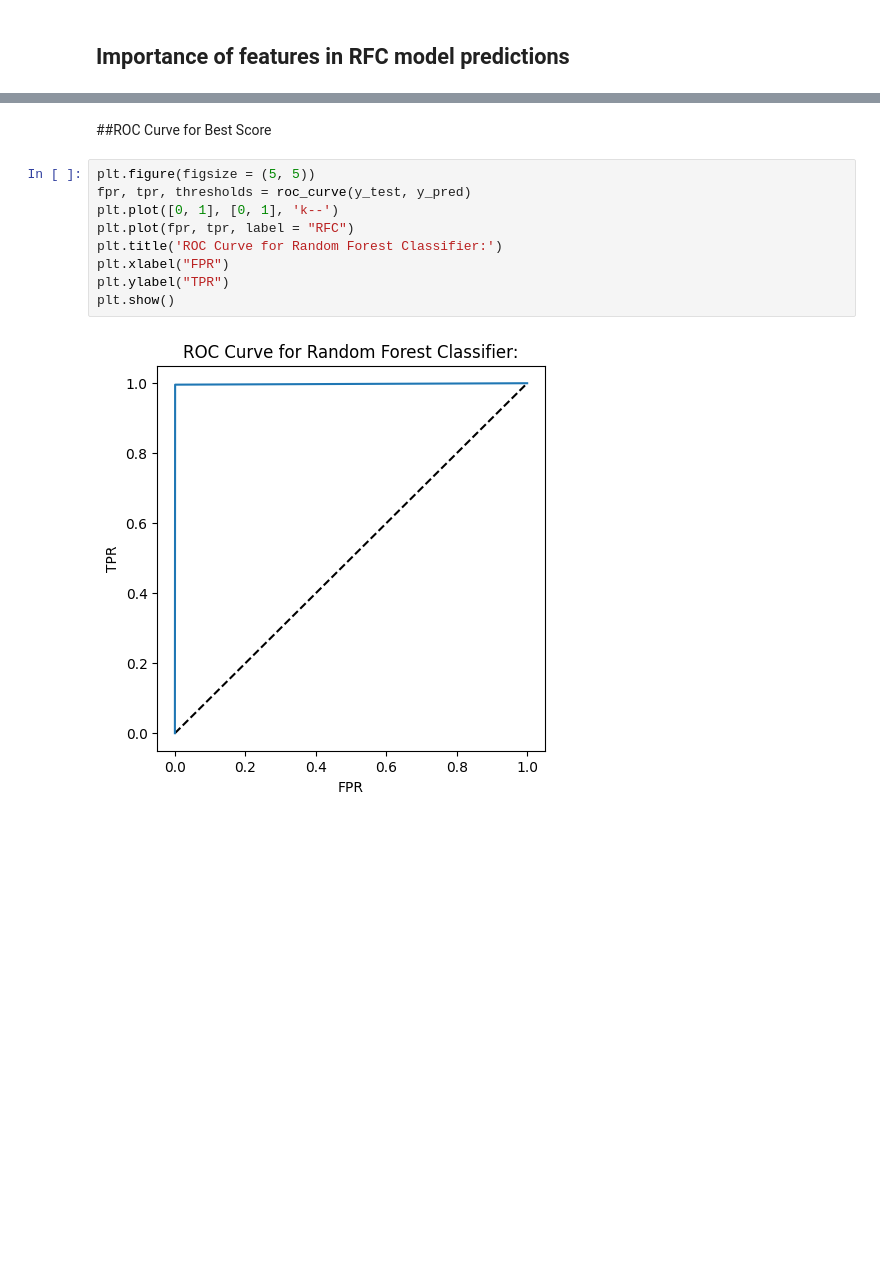
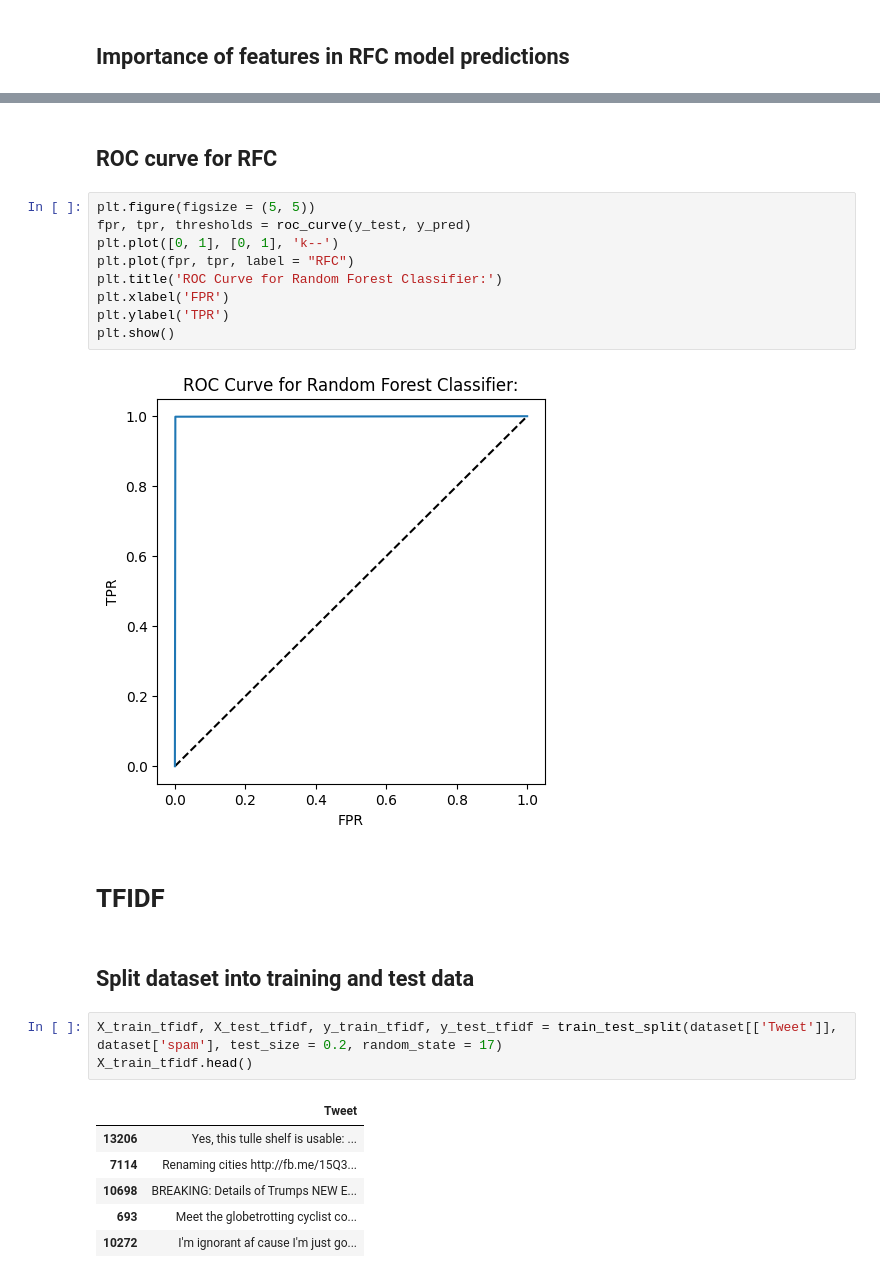
Before and after one commit to MaksymilianFirstenhaupt/twitter_bots_detection, a Jupyter notebook: twitter_bots_detection.ipynb, the cells around one changed output, grey strips where cells are left out. Saved outputs shown, nothing was run; the diff lists cells and outputs as text; blank space fills up the shorter version.

```diff
--- a/twitter_bots_detection.ipynb
+++ b/twitter_bots_detection.ipynb
@@ -309,13 +368,27 @@ plt.show()
 # %% [markdown]
-##ROC Curve for Best Score
+## ROC curve for RFC
 # %%
 plt.figure(figsize = (5, 5))
 fpr, tpr, thresholds = roc_curve(y_test, y_pred)
 plt.plot([0, 1], [0, 1], 'k--')
 plt.plot(fpr, tpr, label = "RFC")
 plt.title('ROC Curve for Random Forest Classifier:')
-plt.xlabel("FPR")
-plt.ylabel("TPR")
+plt.xlabel('FPR')
+plt.ylabel('TPR')
 plt.show()
 # %% [output]
 [figure]
+# %% [markdown]
+# TFIDF
+# %% [markdown]
+## Split dataset into training and test data
+# %%
+X_train_tfidf, X_test_tfidf, y_train_tfidf, y_test_tfidf = train_test_split(dataset[['Tweet']], dataset['spam'], test_size = 0.2, random_state = 17)
+X_train_tfidf.head()
+# %% [output]
+|  | Tweet |
+| 13206 | Yes, this tulle shelf is usable: ... |
+| 7114 | Renaming cities http://fb.me/15Q3... |
+| 10698 | BREAKING: Details of Trumps NEW E... |
+| 693 | Meet the globetrotting cyclist co... |
+| 10272 | I'm ignorant af cause I'm just go... |
```
Also changed, not shown: parts of 49 cells of this notebook.
